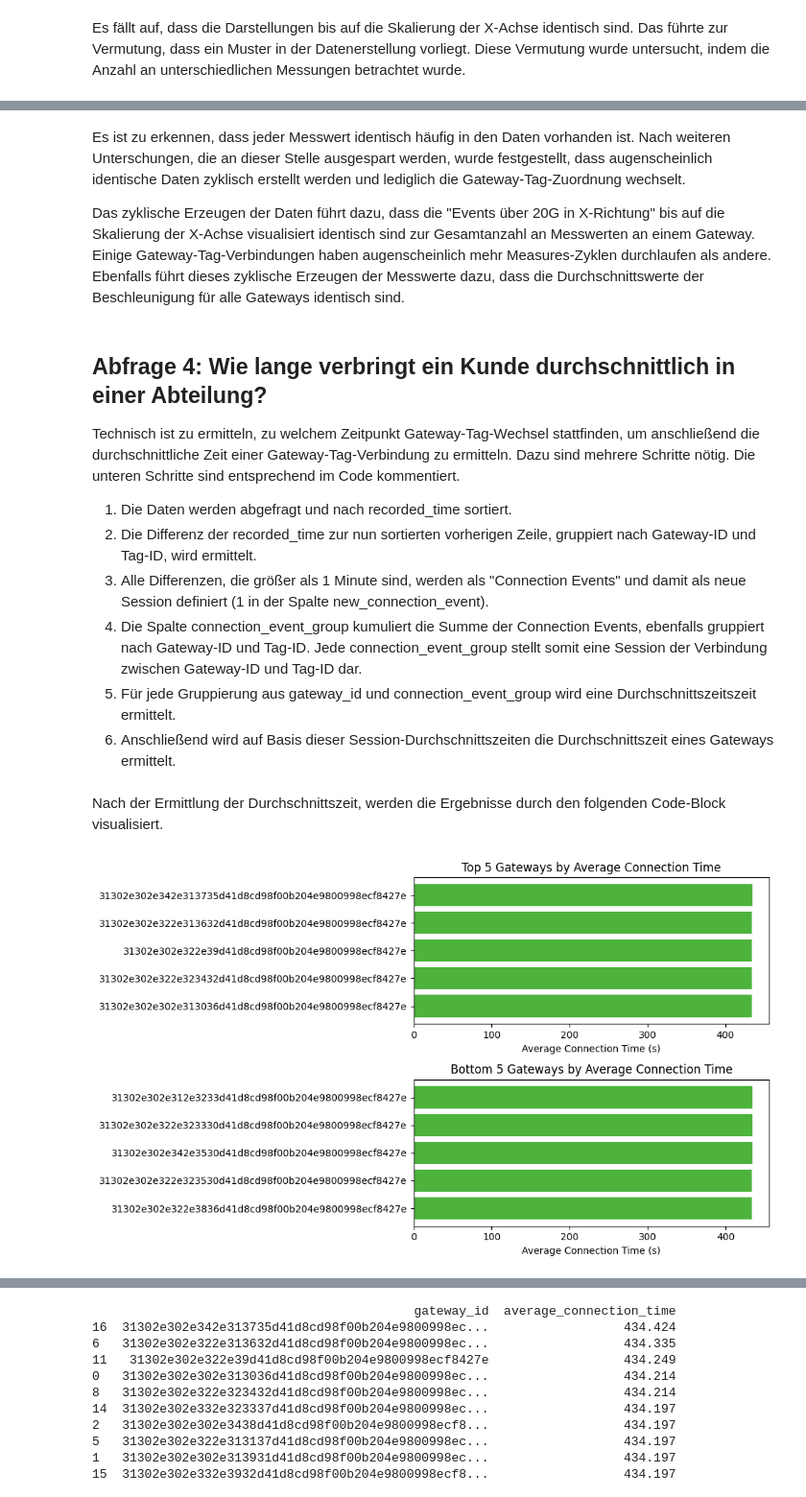
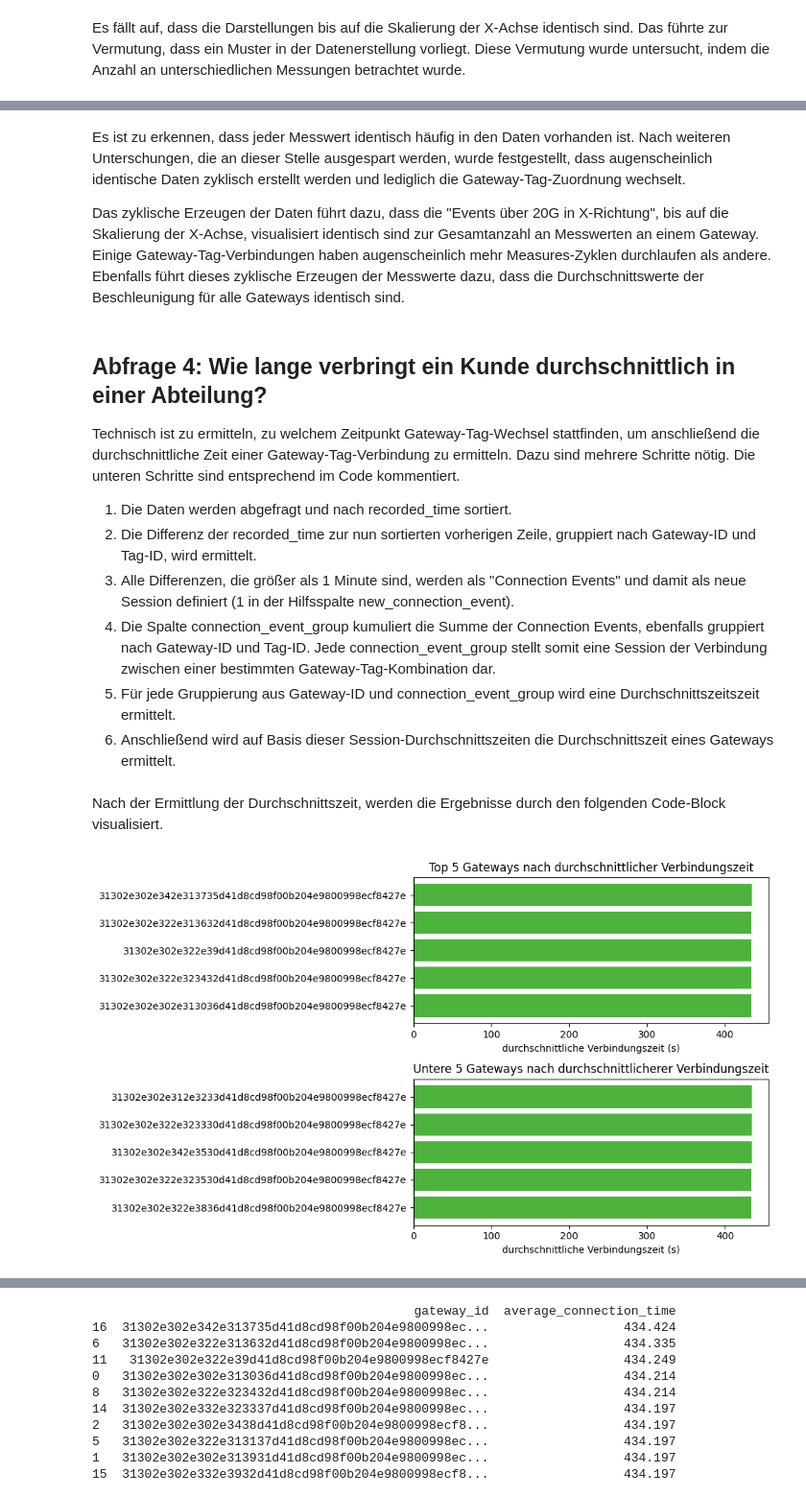
Before and after one commit to vladislabv/etl-pipeline-big-data, a Jupyter notebook: src/mongodb_queries.ipynb, the cells around one changed output, grey strips where cells are left out. Shown: that part at 96% size. Drawn from its saved outputs; the diff is of its cells as text; code cells hidden in the pictures.

```diff
--- a/src/mongodb_queries.ipynb
+++ b/src/mongodb_queries.ipynb
@@ -298,16 +296,16 @@ acc_x: 151.28302894374, Count: 499
 # %% [markdown]
 Es ist zu erkennen, dass jeder Messwert identisch häufig in den Daten vorhanden ist. Nach weiteren Unterschungen, die an dieser Stelle ausgespart werden, wurde festgestellt, dass augenscheinlich identische Daten zyklisch erstellt werden und lediglich die Gateway-Tag-Zuordnung wechselt.
 
-Das zyklische Erzeugen der Daten führt dazu, dass die "Events über 20G in X-Richtung" bis auf die Skalierung der X-Achse visualisiert identisch sind zur Gesamtanzahl an Messwerten an einem Gateway. Einige Gateway-Tag-Verbindungen haben augenscheinlich mehr Measures-Zyklen durchlaufen als andere. Ebenfalls führt dieses zyklische Erzeugen der Messwerte dazu, dass die Durchschnittswerte der Beschleunigung für alle Gateways identisch sind.
+Das zyklische Erzeugen der Daten führt dazu, dass die "Events über 20G in X-Richtung", bis auf die Skalierung der X-Achse, visualisiert identisch sind zur Gesamtanzahl an Messwerten an einem Gateway. Einige Gateway-Tag-Verbindungen haben augenscheinlich mehr Measures-Zyklen durchlaufen als andere. Ebenfalls führt dieses zyklische Erzeugen der Messwerte dazu, dass die Durchschnittswerte der Beschleunigung für alle Gateways identisch sind.
 # %% [markdown]
 ## Abfrage 4: Wie lange verbringt ein Kunde durchschnittlich in einer Abteilung?
 Technisch ist zu ermitteln, zu welchem Zeitpunkt Gateway-Tag-Wechsel stattfinden, um anschließend die durchschnittliche Zeit einer Gateway-Tag-Verbindung zu ermitteln. Dazu sind mehrere Schritte nötig. Die unteren Schritte sind entsprechend im Code kommentiert.
 
 1. Die Daten werden abgefragt und nach recorded_time sortiert.
 2. Die Differenz der recorded_time zur nun sortierten vorherigen Zeile, gruppiert nach Gateway-ID und Tag-ID, wird ermittelt.
-3. Alle Differenzen, die größer als 1 Minute sind, werden als "Connection Events" und damit als neue Session definiert (1 in der Spalte new_connection_event).
-4. Die Spalte connection_event_group kumuliert die Summe der Connection Events, ebenfalls gruppiert nach Gateway-ID und Tag-ID. Jede connection_event_group stellt somit eine Session der Verbindung zwischen Gateway-ID und Tag-ID dar.
-5. Für jede Gruppierung aus gateway_id und connection_event_group wird eine Durchschnittszeitszeit ermittelt.
+3. Alle Differenzen, die größer als 1 Minute sind, werden als "Connection Events" und damit als neue Session definiert (1 in der Hilfsspalte new_connection_event).
+4. Die Spalte connection_event_group kumuliert die Summe der Connection Events, ebenfalls gruppiert nach Gateway-ID und Tag-ID. Jede connection_event_group stellt somit eine Session der Verbindung zwischen einer bestimmten Gateway-Tag-Kombination dar.
+5. Für jede Gruppierung aus Gateway-ID und connection_event_group wird eine Durchschnittszeitszeit ermittelt.
 6. Anschließend wird auf Basis dieser Session-Durchschnittszeiten die Durchschnittszeit eines Gateways ermittelt.
 # %%
 # step 1: get and sort the data
@@ -350,30 +348,30 @@ Nach der Ermittlung der Durchschnittszeit, werden die Ergebnisse durch den folge
 # %%
 # sort the dataframe by average_connection_time in descending order
 average_connection_time_sorted = average_connection_time.sort_values(by='average_connection_time', ascending=False)
 
-# top and bottom 5 gateways
+# get top and bottom 5 gateways
 top5_gateways = average_connection_time_sorted.head(5).sort_values(by='average_connection_time', ascending=True)
 bottom5_gateways = average_connection_time_sorted.tail(5).sort_values(by='average_connection_time', ascending=True)
 
 # visualization
 plt.figure(figsize=(10, 6))
 
 # top 5
 plt.subplot(2, 1, 1)
 plt.barh(top5_gateways['gateway_id'], top5_gateways['average_connection_time'], color=mongodb_green)
 plt.yticks(top5_gateways['gateway_id'], top5_gateways['gateway_id'])
-plt.xlabel('Average Connection Time (s)')
-plt.title('Top 5 Gateways by Average Connection Time')
+plt.xlabel('durchschnittliche Verbindungszeit (s)')
+plt.title('Top 5 Gateways nach durchschnittlicher Verbindungszeit')
 
 # bottom 5
 plt.subplot(2, 1, 2)
 plt.barh(bottom5_gateways['gateway_id'], bottom5_gateways['average_connection_time'], color=mongodb_green)
 plt.yticks(bottom5_gateways['gateway_id'], bottom5_gateways['gateway_id'])
-plt.xlabel('Average Connection Time (s)')
-plt.title('Bottom 5 Gateways by Average Connection Time')
+plt.xlabel('durchschnittliche Verbindungszeit (s)')
+plt.title('Untere 5 Gateways nach durchschnittlicherer Verbindungszeit')
 
 plt.tight_layout() # needed for optimal saving size
 plt.savefig('../fig/avg_time_gateway.pdf')
 # %% [output]
-[figure, old version]
+[figure, new version]
 # %% [markdown]
```
Also changed, not shown: parts of 13 cells of this notebook, 4 other files.
